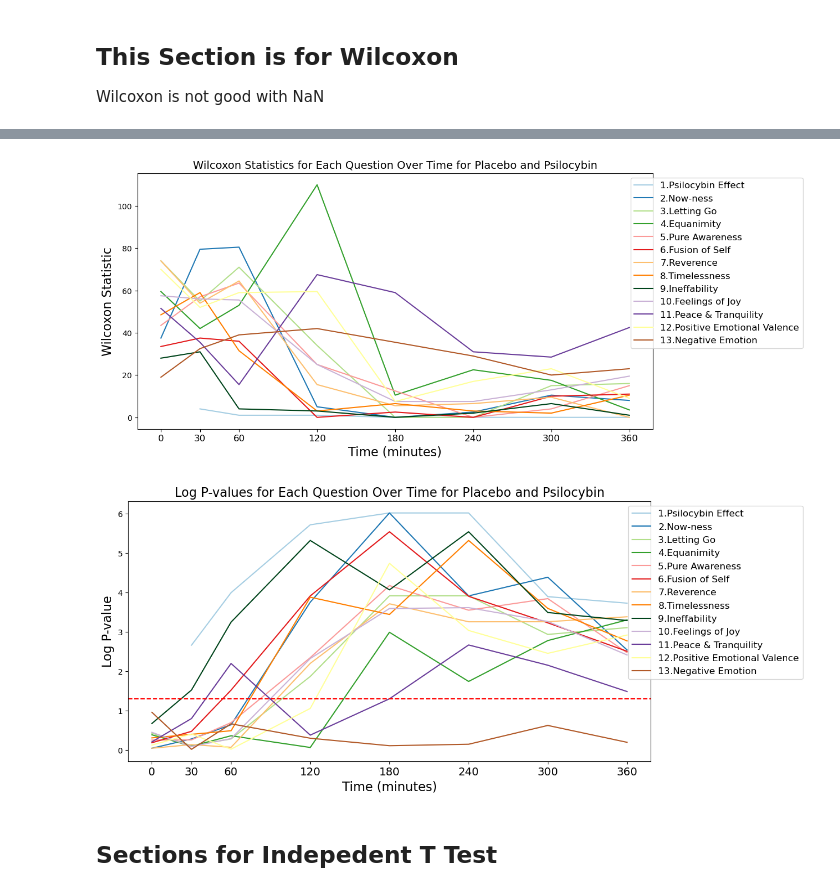
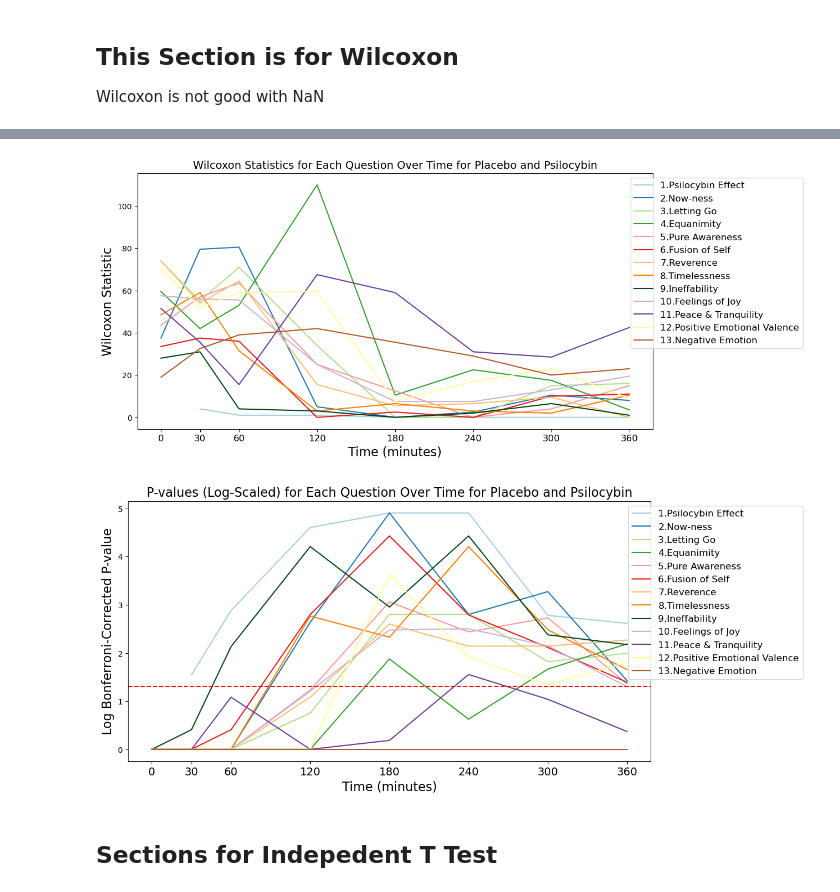
Before and after one commit to CambridgeCat13/neuropsil, a Jupyter notebook: Harriet_T-test.ipynb, the cells around one changed output, grey strips where cells are left out. Drawn from its saved outputs; the diff is of its cells as text; code cells hidden in the pictures.

```diff
--- a/Harriet_T-test.ipynb
+++ b/Harriet_T-test.ipynb
@@ -255,0 +271,23 @@ Results for Timepoint 0 (minutes):
+# %%
+plt.figure(figsize=(12, 6))
+plt.hist(df_cleaned['4. Equanimity (0 = none to\n10 = strongest imaginable)'], bins=20, alpha=0.5, label='Before Imputation')
+plt.hist(df_cleaned_imputed['4. Equanimity (0 = none to\n10 = strongest imaginable)'], bins=20, alpha=0.5, label='After Imputation')
+plt.xlabel('Equanimity Ratings')
+plt.ylabel('Frequency')
+plt.title('Comparison of Equanimity Ratings Before and After Imputation')
+plt.legend()
+plt.show
+
+plt.figure(figsize=(18, 12))
+
+for i, question in enumerate(rating_columns):
+    plt.subplot(5, 3, i+1)
+    plt.hist(df_cleaned[question], bins=20, alpha=0.5, label='Before Imputation', color='blue')
+    plt.hist(df_cleaned_imputed[question], bins=20, alpha=0.5, label='After Imputation', color='orange')
+    plt.title(f'Distribution of {question[:15]}')  # Truncate title for readability
+    plt.xlabel('Ratings')
+    plt.ylabel('Frequency')
+    plt.legend()
+
+plt.tight_layout()
+plt.show()
@@ -258,42 +299,43 @@ specific_timepoints = [0, 30, 60, 120, 180, 240, 300, 360]
 custom_colors = [
     "#a6cee3", "#1f78b4", "#b2df8a", "#33a02c", "#fb9a99", "#e31a1c", "#fdbf6f", "#ff7f00",
     "#00441b", "#cab2d6", "#6a3d9a", "#ffff99", "#b15928"
 ]
 
 t_stats_by_question = {col: [] for col in rating_columns}
-log_p_values_by_question = {col: [] for col in rating_columns}
+log_bonferroni_p_values_by_question = {col: [] for col in rating_columns}
 
-# Extract Wilcoxon statistics and log p-values from paired_results_by_time
+# Extract Wilcoxon statistics and log Bonferroni p-values from paired_results_by_time
 for timepoint in timepoints:
     for col in rating_columns:
         t_stat, log_p_value = paired_results_by_time[timepoint][col]
         t_stats_by_question[col].append(t_stat if t_stat is not None else np.nan)
-        log_p_values_by_question[col].append(log_p_value if log_p_value is not None else np.nan)
+        log_bonferroni_p_values_by_question[col].append(log_p_value if log_p_value is not None else np.nan)
 
+# Plotting the Wilcoxon statistics over time
 plt.figure(figsize=(12, 6))
 for i, (col, short_col) in enumerate(zip(rating_columns, shortened_rating_columns)):
     plt.plot(timepoints, t_stats_by_question[col], label=short_col, color=custom_colors[i])
 plt.xlabel('Time (minutes)', fontsize=16)
 plt.ylabel('Wilcoxon Statistic', fontsize=16)
 plt.title('Wilcoxon Statistics for Each Question Over Time for Placebo and Psilocybin', fontsize=14)
 plt.xticks(specific_timepoints, fontsize=12)
 plt.legend(loc='upper right', bbox_to_anchor=(1.3, 1), fontsize=12)
 plt.show()
 
-# Plotting the log p-values over time
+# Plotting the log Bonferroni-corrected p-values over time
 plt.figure(figsize=(12, 6))
 for i, (col, short_col) in enumerate(zip(rating_columns, shortened_rating_columns)):
-    plt.plot(timepoints, log_p_values_by_question[col], label=short_col, color=custom_colors[i])
+    plt.plot(timepoints, log_bonferroni_p_values_by_question[col], label=short_col, color=custom_colors[i])
 plt.xlabel('Time (minutes)', fontsize=16)
-plt.ylabel('Log P-value', fontsize=16)
-plt.title('Log P-values for Each Question Over Time for Placebo and Psilocybin', fontsize=16)
+plt.ylabel('Log Bonferroni-Corrected P-value', fontsize=16)
+plt.title('P-values (Log-Scaled) for Each Question Over Time for Placebo and Psilocybin', fontsize=16)
 plt.xticks(specific_timepoints, fontsize=14)
-plt.axhline(y=-np.log10(0.05), color='r', linestyle='--')
+plt.axhline(y=-np.log10(0.05), color='r', linestyle='--')  # Threshold for significance
 plt.legend(loc='upper right', bbox_to_anchor=(1.3, 1), fontsize=12)
 plt.show()
 # %% [output]
 [figure]
-[figure, old version]
+[figure, new version]
 # %% [markdown]
 ## Sections for Indepedent T Test
 # %%
```
Also changed, not shown: parts of 7 cells of this notebook.
